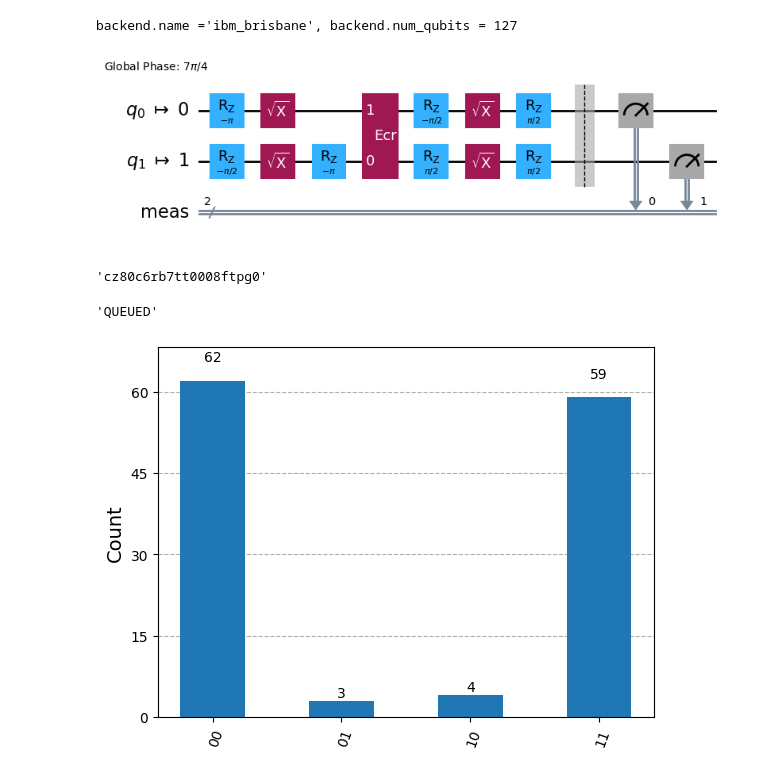
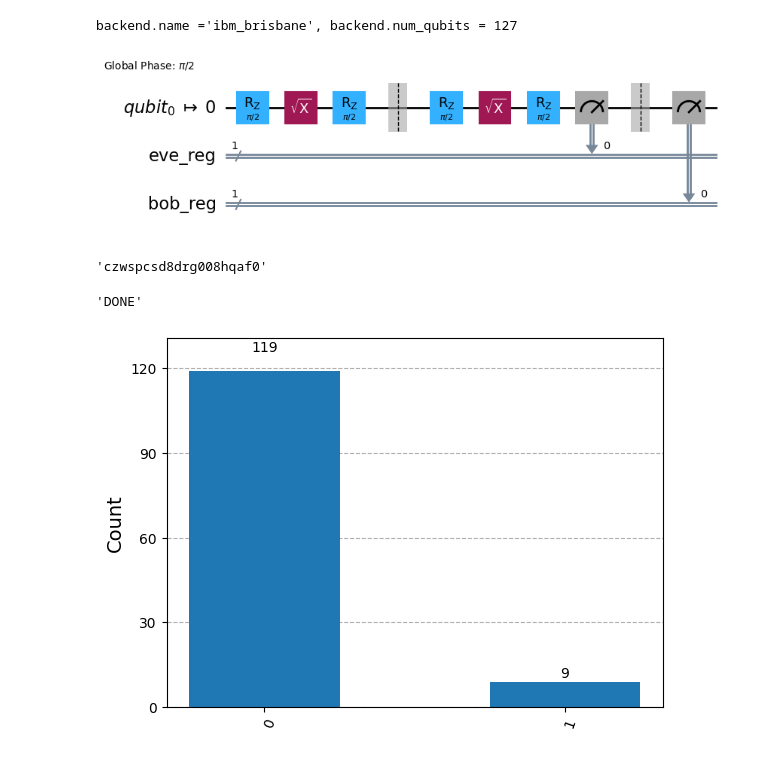
Before and after one commit to DuarteMagano/AcademiaDeFisica, a Jupyter notebook: tutorial_professor.ipynb, the cells around one changed output. Cells and saved outputs as stored; diff of their text form; code cells hidden in the pictures.

```diff
--- a/tutorial_professor.ipynb
+++ b/tutorial_professor.ipynb
@@ -462,0 +464,20 @@ qc.draw('mpl')
+# %%
+qreg = QuantumRegister(1, 'qubit')
+ereg = ClassicalRegister(1, 'eve_reg')
+breg = ClassicalRegister(1, 'bob_reg')
+qc = QuantumCircuit(qreg, ereg, breg)
+
+# Alice prepara o seu qubit no estado |+>
+qc.h(qreg)
+qc.barrier()
+
+# a Eve interseta o qubit e mede-o na base X
+qc.h(qreg)
+qc.measure(qreg, ereg)
+qc.barrier()
+
+# a Eve envia o qubit para o Bob
+# que o mede na base Z
+qc.measure(qreg, breg)
+
+qc.draw("mpl")
@@ -478,22 +502,26 @@ pass_manager = generate_preset_pass_manager(
 isa_qc = pass_manager.run(qc)
 isa_qc.draw('mpl', idle_wires=False)
 # %% [output]
-[figure, old version]
+[figure, new version]
 # %%
 sampler = SamplerV2(backend)
 # %%
-job = sampler.run([isa_qc], shots=128)
+job = sampler.run([isa_qc], shots=128) # correr 128 runs do circuito
 job.job_id()
 # %% [output]
-'cz80c6rb7tt0008ftpg0'
+'czwspcsd8drg008hqaf0'
-# %%
-job.status()
-# %% [output]
-'QUEUED'
+# %%
+# primeiro, o status é "QUEUED"
+# depois, passará a "RUNNING"
+# quando concluído, será "DONE"
+job.status()
+# %% [output]
+'DONE'
 # %%
 results = job.result()[0]
-counts = results.data.meas.get_counts()
+eve_counts = results.data.eve_reg.get_counts()
+bob_counts = results.data.bob_reg.get_counts()
 # %%
-plot_histogram(counts)
+plot_histogram(eve_counts)
 # %% [output]
-[figure, old version]
+[figure, new version]
```
Also changed, not shown: parts of 16 cells of this notebook.
